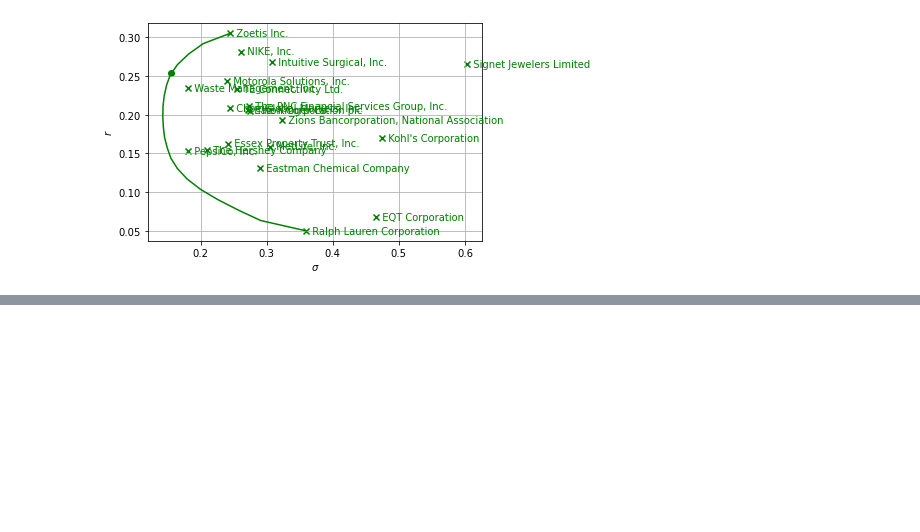
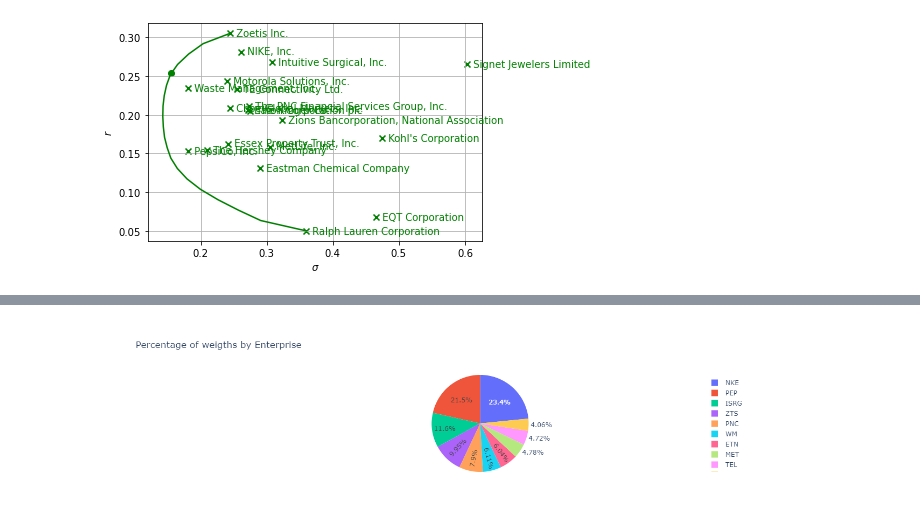
Before and after one commit to merwanchel007/Portfolio_optimization, a Jupyter notebook: Code_scrapping.ipynb, the cells around one changed output, grey strips where cells are left out. Cells and saved outputs as stored; diff of their text form; code cells hidden in the pictures; blank space fills up the shorter version.

```diff
--- a/Code_scrapping.ipynb
+++ b/Code_scrapping.ipynb
@@ -522,0 +577,8 @@ TE Connectivity Ltd.   0.0%  23.3%  25.5%    0.426 0.342 0.349 0.405 0.539 0.490
+# %%
+def extract_content(url):
+
+    # Fonction d'extraction des données de la page
+    page = requests.get(url, verify=False)
+    soup = BeautifulSoup(page.content,'html.parser')
+    content = soup.prettify()
+    return content
@@ -522,0 +694,7 @@ TE Connectivity Ltd.   0.0%  23.3%  25.5%    0.426 0.342 0.349 0.405 0.539 0.490
+# %%
+##### on a trié les poids des actifs dans l'ordre décroissant et on a choisi ne que 10 premières
+df_top_10=df.sort_values(by=['Weight'], ascending=False).iloc[:10,]
+fig2 = px.pie(df_top_10, values='Weight', names='Ticker', title='Percentage of weigths by Enterprise')
+fig2.show()
+# %% [output]
+[figure, added]
```
Also changed, not shown: parts of 17 cells of this notebook.
